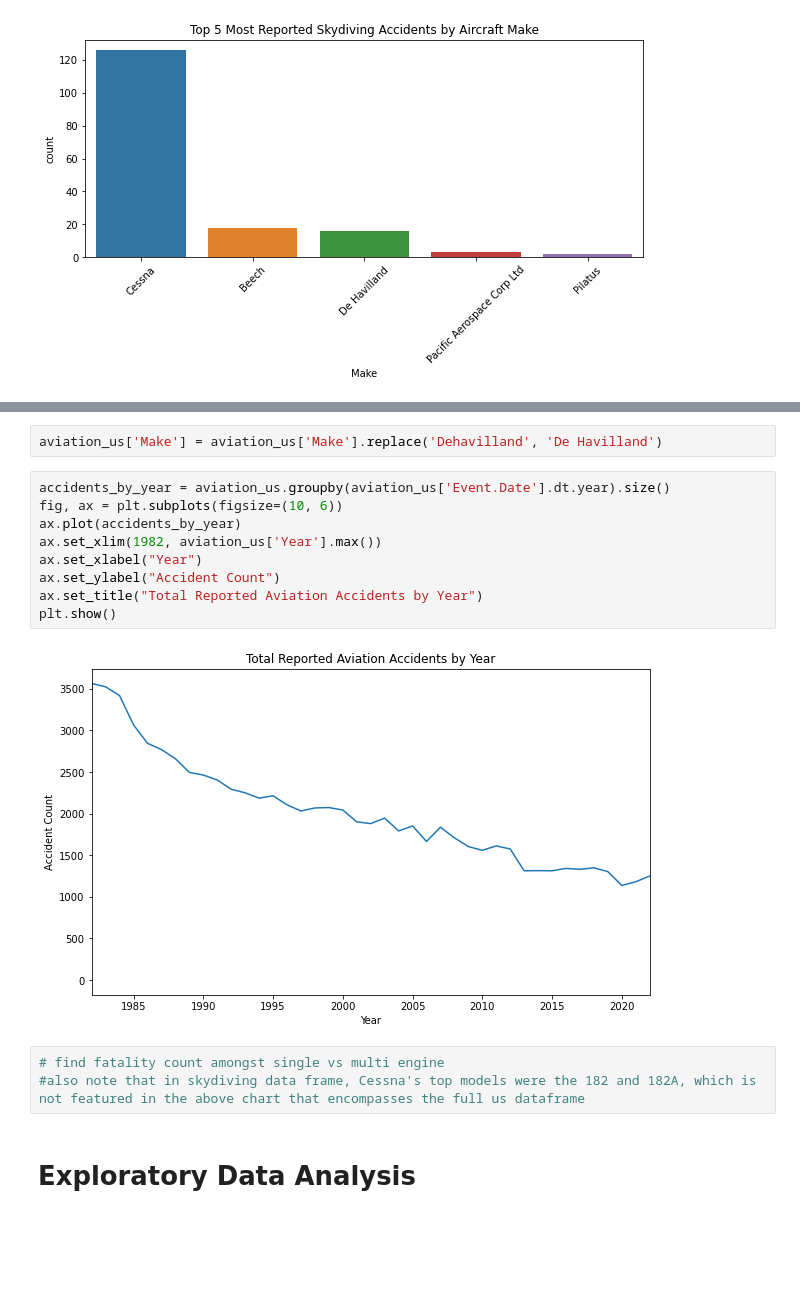
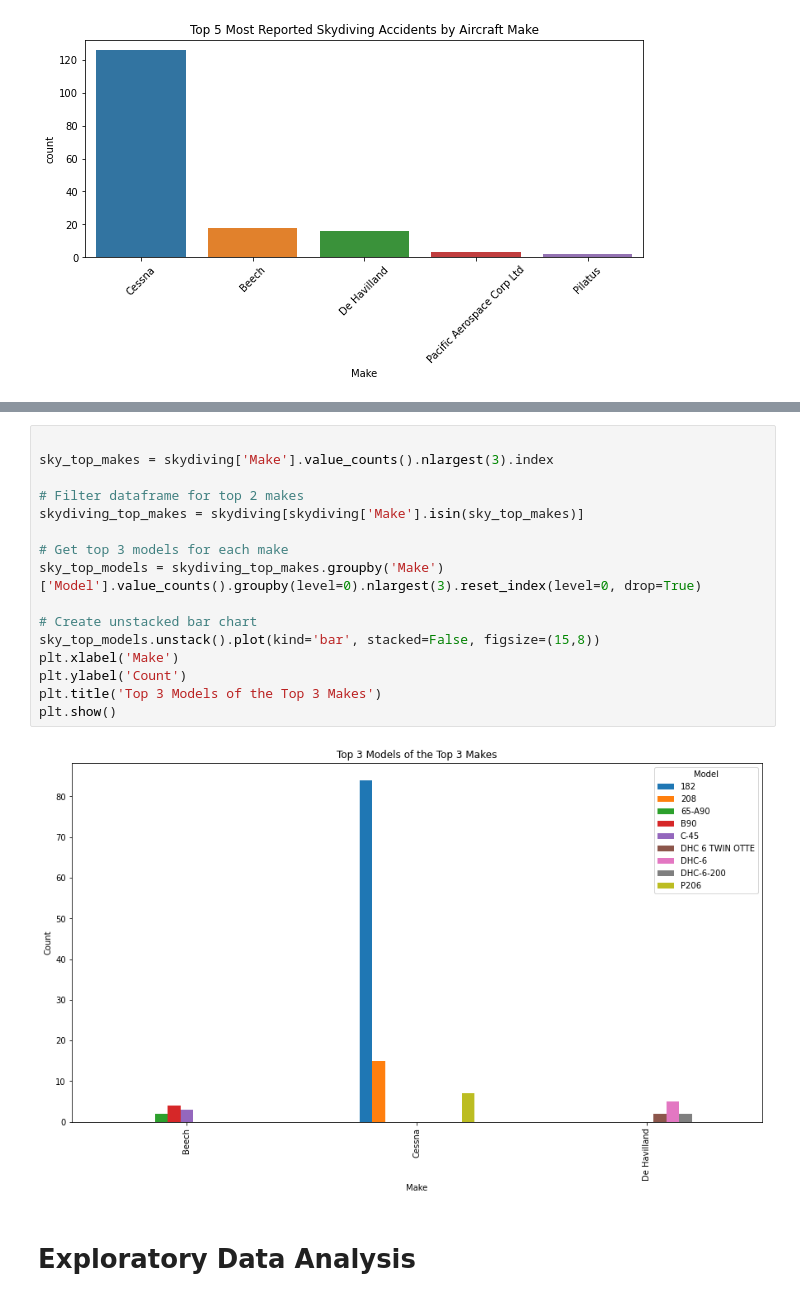
Before and after one commit to morgannash1/phase1_project, a Jupyter notebook: notebook.ipynb, the cells around one changed output, grey strips where cells are left out. Drawn from its saved outputs; the diff is of its cells as text; blank space fills up the shorter version.

```diff
--- a/notebook.ipynb
+++ b/notebook.ipynb
@@ -444,18 +430,20 @@ memory usage: 11.9+ MB
-# %%
-aviation_us['Make'] = aviation_us['Make'].replace('Dehavilland', 'De Havilland')
-# %%
-accidents_by_year = aviation_us.groupby(aviation_us['Event.Date'].dt.year).size()
-fig, ax = plt.subplots(figsize=(10, 6))
-ax.plot(accidents_by_year)
-ax.set_xlim(1982, aviation_us['Year'].max())
-ax.set_xlabel("Year")
-ax.set_ylabel("Accident Count")
-ax.set_title("Total Reported Aviation Accidents by Year")
-plt.show()
-# %% [output]
-[figure]
-# %%
-# find fatality count amongst single vs multi engine
-#also note that in skydiving data frame, Cessna's top models were the 182 and 182A, which is not featured in the above chart that encompasses the full us dataframe
+# %%
+
+sky_top_makes = skydiving['Make'].value_counts().nlargest(3).index
+
+# Filter dataframe for top 2 makes
+skydiving_top_makes = skydiving[skydiving['Make'].isin(sky_top_makes)]
+
+# Get top 3 models for each make
+sky_top_models = skydiving_top_makes.groupby('Make')['Model'].value_counts().groupby(level=0).nlargest(3).reset_index(level=0, drop=True)
+
+# Create unstacked bar chart
+sky_top_models.unstack().plot(kind='bar', stacked=False, figsize=(15,8))
+plt.xlabel('Make')
+plt.ylabel('Count')
+plt.title('Top 3 Models of the Top 3 Makes')
+plt.show()
+# %% [output]
+[figure, added]
 # %% [markdown]
 # Exploratory Data Analysis
```
Also changed, not shown: parts of 45 cells of this notebook, 2 other files.
